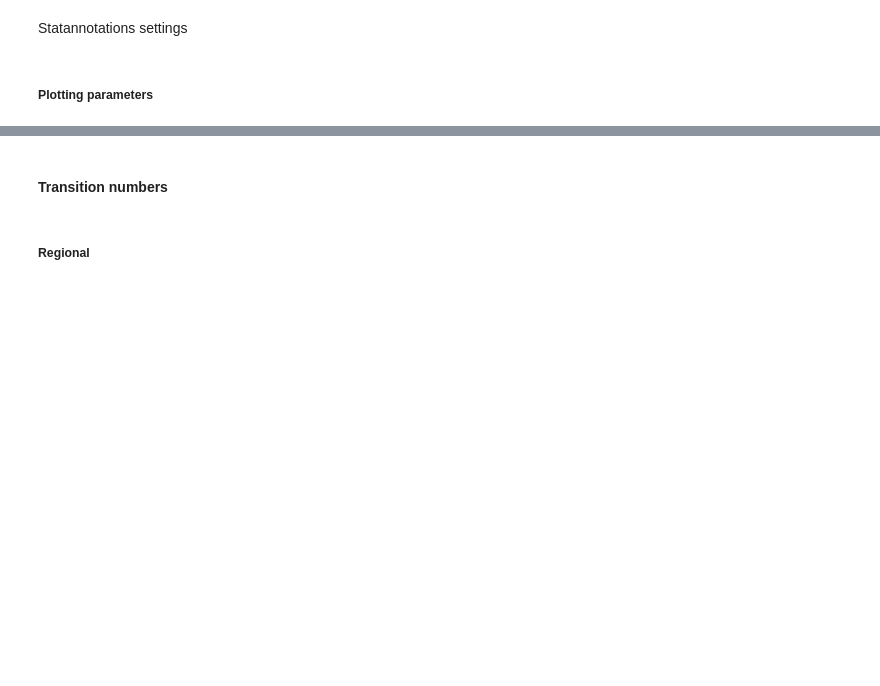
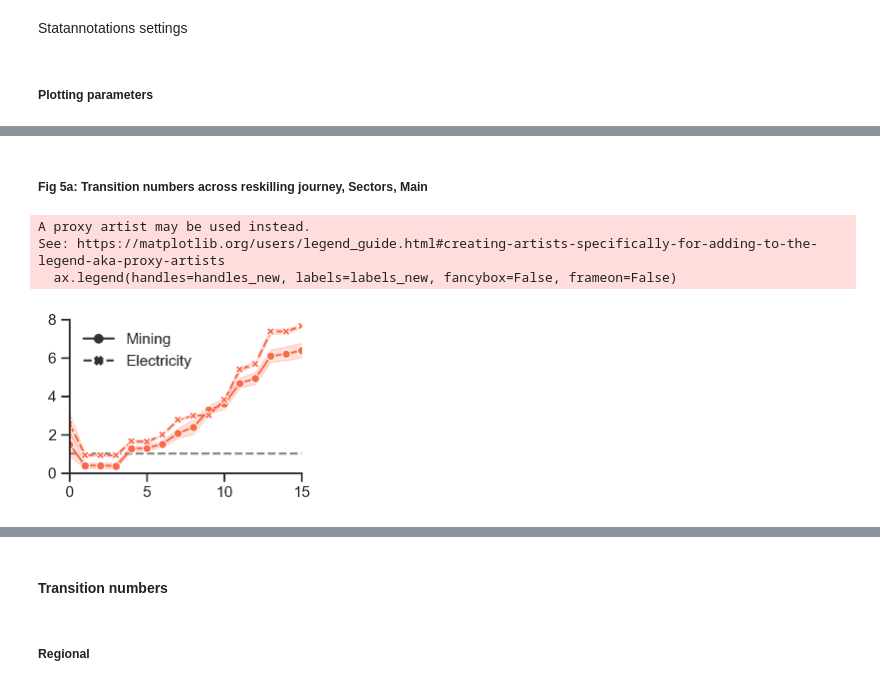
Before and after one commit to derpyninja/re4gt, a Jupyter notebook: notebooks/new/17-fz-comparison-reskilling-simulation-runs.ipynb, the cells around one changed output, grey strips where cells are left out. Saved outputs shown, nothing was run; the diff lists cells and outputs as text; code cells hidden in the pictures; blank space fills up the shorter version.

```diff
--- a/notebooks/new/17-fz-comparison-reskilling-simulation-runs.ipynb
+++ b/notebooks/new/17-fz-comparison-reskilling-simulation-runs.ipynb
@@ -262,0 +621,67 @@ df_final_by_sector = (
+# %% [markdown]
+##### Fig 5a: Transition numbers across reskilling journey, Sectors, Main
+# %%
+# plotting parameters
+x = "reskilling_step"
+y = "n_transitions"  # "earnings_delta_closest_switch_sum_mio"
+hue = "reskilling_mode"
+style = "NACE1D_label"  # "NACE1D"
+size = None
+
+# styling
+hue_order = ["reskill-optimal"]
+palette = "Reds"
+figsize=(3, 2)
+
+# lineplot
+fig, ax = plt.subplots(figsize=figsize)
+sns.lineplot(
+    data=data_transitions.loc[data_transitions["reskilling_mode"] == "reskill-optimal"],
+    x=x,
+    y=y,
+    hue=hue,
+    hue_order=hue_order,
+    style=style,
+    size=size,
+    dashes=True,
+    markers=True,
+    estimator=estimator,
+    errorbar=errorbar,
+    palette=palette,
+    seed=seed,
+    ax=ax,
+    legend="brief"
+)
+
+# axes
+ax.set_xlim(0, 15)
+ax.set_ylim(0, 8)
+
+# beautify legend
+handles, _ = ax.get_legend_handles_labels()
+legend_locs = [3, 4]
+handles_new = [handle if i in legend_locs else None for i, handle in enumerate(handles)]
+labels_new = [None, 'Optimal', None, 'Mining', 'Electricity']
+ax.legend(handles=handles_new, labels=labels_new, fancybox=False, frameon=False)
+
+# styling
+ax.axhline(1, linestyle="--", color="grey", zorder=0)
+ax.set_ylabel(None)
+ax.set_xlabel(None)
+#plotting_utils.move_legend_to_right(ax)
+sns.despine()
+
+# save
+plt.savefig(
+    os.path.join(
+        results_dir,
+        "reskilling_journey_{}_{}_by_{}_and_{}_main.png".format(job_pool, y, hue, style),
+    ),
+    bbox_inches="tight",
+    dpi=300,
+)
+# %% [output]
+A proxy artist may be used instead.
+See: https://matplotlib.org/users/legend_guide.html#creating-artists-specifically-for-adding-to-the-legend-aka-proxy-artists
+  ax.legend(handles=handles_new, labels=labels_new, fancybox=False, frameon=False)
+[figure, added]
```
Also changed, not shown: parts of 67 cells of this notebook, 4 other files.
